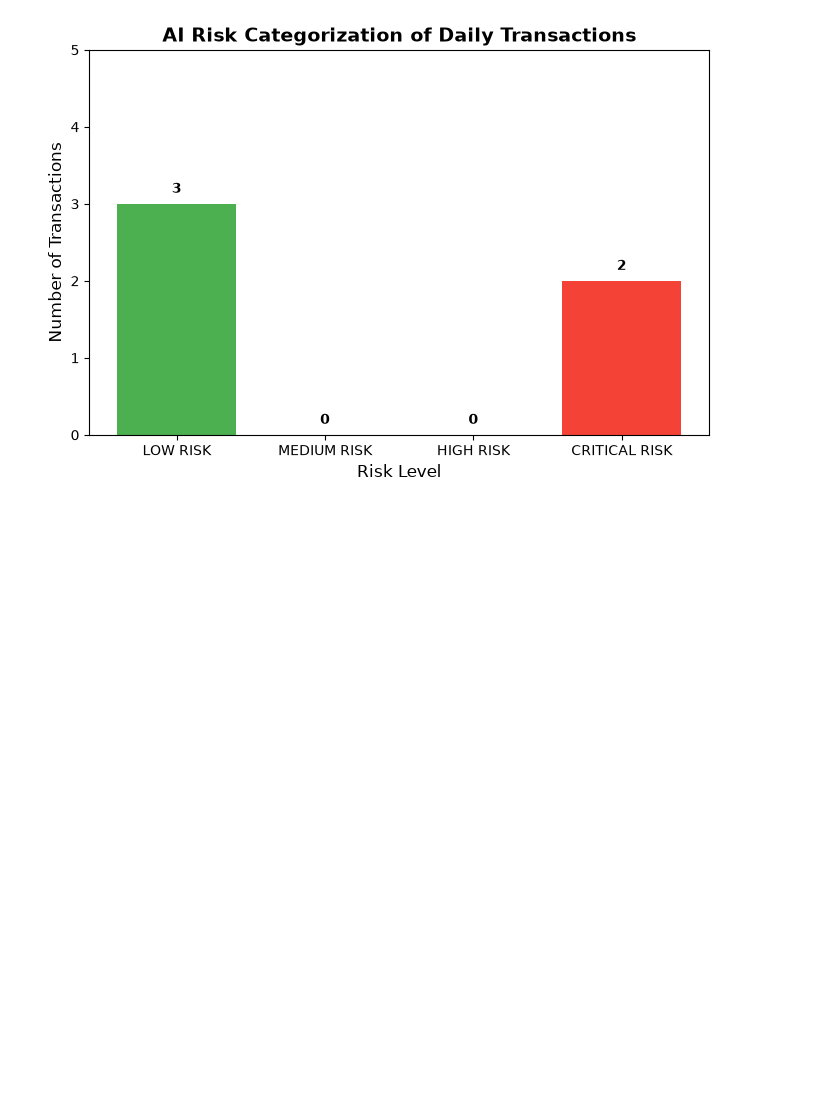
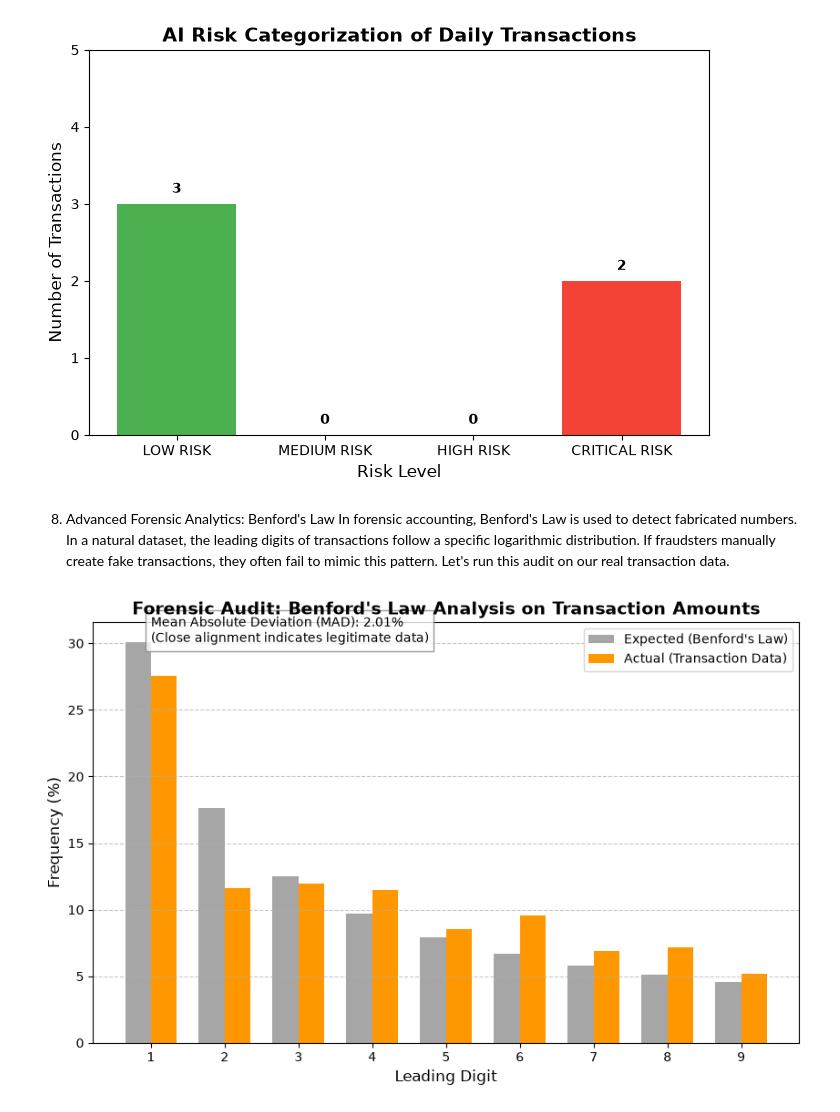
Before and after one commit to kaysanchezzzz/IBM-Z-Datathon-Auditor-AI, a Jupyter notebook: Auditor_AI_Project.ipynb, the cells around one changed output. Drawn from its saved outputs; the diff is of its cells as text; code cells hidden in the pictures; blank space fills up the shorter version.

```diff
--- a/Auditor_AI_Project.ipynb
+++ b/Auditor_AI_Project.ipynb
@@ -239,4 +239,47 @@ for bar in bars:
 plt.show()
 # %% [output]
 [figure]
+# %% [markdown]
+8. Advanced Forensic Analytics: Benford's Law
+In forensic accounting, Benford's Law is used to detect fabricated numbers. In a natural dataset, the leading digits of transactions follow a specific logarithmic distribution. If fraudsters manually create fake transactions, they often fail to mimic this pattern. Let's run this audit on our real transaction data.
+# %%
+import matplotlib.pyplot as plt
+import numpy as np
+
+# 1. Extract the leading digit from the real transaction amounts
+# We drop NaNs and convert the 'Amount' column to strings to get the first character
+amounts = tdf['Amount'].dropna().astype(str)
+# Remove '$' and ',' if they exist, then get the first digit
+leading_digits = amounts.str.replace(r'[^\d.]', '', regex=True).str.lstrip('0').str[0]
+leading_digits = leading_digits[leading_digits.isin([str(i) for i in range(1, 10)])].astype(int)
+
+# 2. Calculate the actual distribution
+actual_counts = leading_digits.value_counts().sort_index()
+actual_dist = (actual_counts / actual_counts.sum()) * 100
+
+# 3. Calculate the expected Benford distribution
+digits = np.arange(1, 10)
+expected_dist = np.log10(1 + 1/digits) * 100
+
+# 4. Plot the results
+plt.figure(figsize=(10, 6))
+width = 0.35
+plt.bar(digits - width/2, expected_dist, width, label='Expected (Benford\'s Law)', color='gray', alpha=0.7)
+plt.bar(digits + width/2, actual_dist, width, label='Actual (Transaction Data)', color='#FF9800')
+
+plt.title("Forensic Audit: Benford's Law Analysis on Transaction Amounts", fontsize=14, fontweight='bold')
+plt.xlabel("Leading Digit", fontsize=12)
+plt.ylabel("Frequency (%)", fontsize=12)
+plt.xticks(digits)
+plt.legend()
+plt.grid(axis='y', linestyle='--', alpha=0.7)
+
+# Calculate Mean Absolute Deviation (MAD)
+mad = np.mean(np.abs(actual_dist - expected_dist))
+plt.text(1, max(expected_dist), f"Mean Absolute Deviation (MAD): {mad:.2f}%\n(Close alignment indicates legitimate data)",
+         bbox=dict(facecolor='white', alpha=0.8, edgecolor='gray'))
+
+plt.show()
+# %% [output]
+[figure, added]
 # %% [markdown]
```
Also changed, not shown: parts of 1 cell of this notebook.
